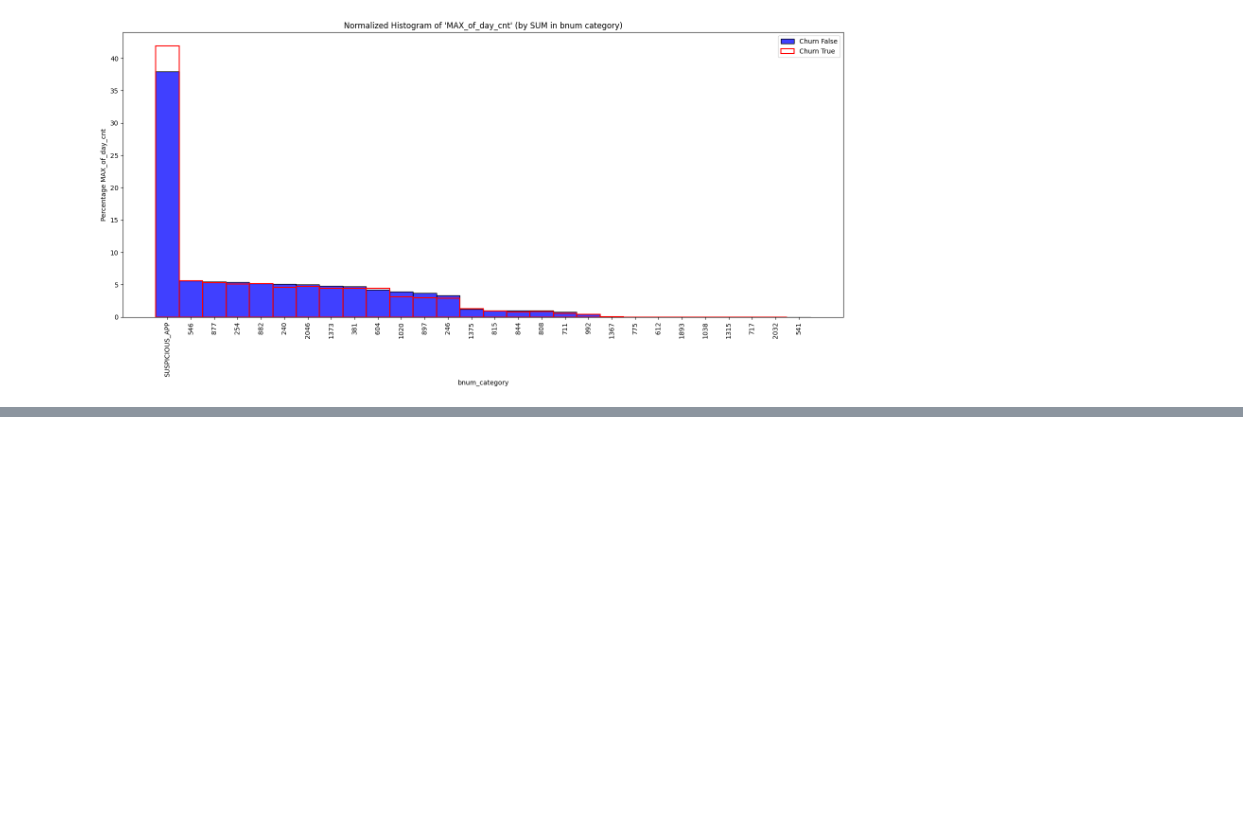
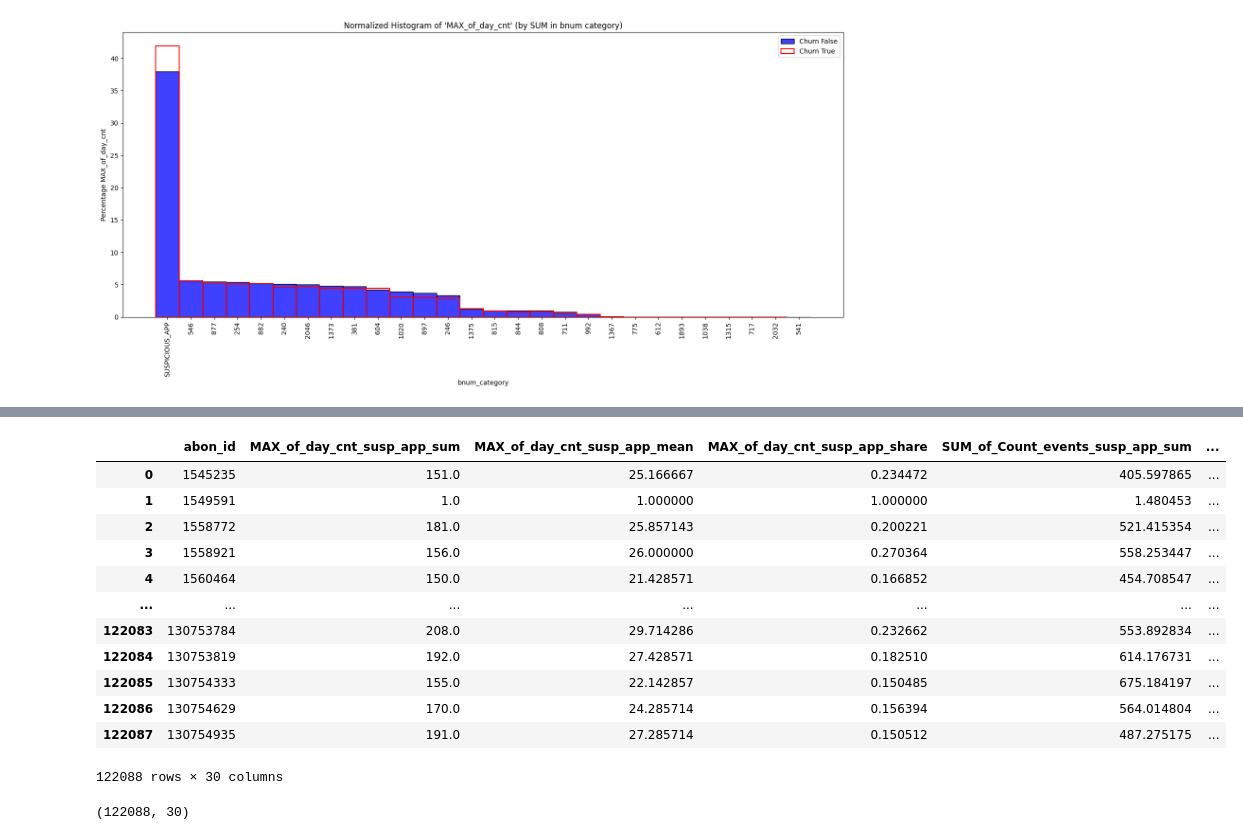
Before and after one commit to bezrukavyi/ML-churn-prediction, a Jupyter notebook: project_step_3.ipynb, the cells around one changed output, grey strips where cells are left out. Saved outputs shown, nothing was run; the diff lists cells and outputs as text; code cells hidden in the pictures; blank space fills up the shorter version.

```diff
--- a/project_step_3.ipynb
+++ b/project_step_3.ipynb
@@ -554,0 +926,28 @@ for feature in activ_columns:
+# %%
+# Initial build data
+df_train_dpi["target"] = 0
+abon_target = data_loader.df_train_fe[["target", "abon_id"]]
+df_train_dpi["target"] = df_train_dpi["abon_id"].map(abon_target.set_index("abon_id")["target"])
+df_train_dpi["target"].value_counts(normalize=True)
+df_train_dpi["target"] = df_train_dpi["target"].astype(int)
+
+# Suspicous app
+df_train_dpi.Application = df_train_dpi.Application.astype(str)
+
+# Replace Application with the following array
+
+MAX_of_day_cnt = ["258", "677", "598"]
+SUM_of_Count_events = ["690", "850", "677", "258", "589"]
+SUM_of_Duration_sec = ["850", "258", "716", "677"]
+SUM_of_Volume_kb = ["850", "258", "716"]
+
+for feature in activ_columns:
+    top_apps_by_churn[feature] += ["SUSPICIOUS_APP"]
+
+all_ids = list(set(MAX_of_day_cnt + SUM_of_Count_events + SUM_of_Duration_sec + SUM_of_Volume_kb))
+
+df_train_dpi["Application_groupped"] = df_train_dpi.Application.apply(
+    lambda x: "SUSPICIOUS_APP" if str(x) in all_ids else str(x)
+)
+
+df_train_dpi
@@ -554,0 +968,39 @@ for feature in activ_columns:
+# %%
+# Generate new features
+df_new = df_train_dpi.groupby("abon_id").apply(calculate_user_metrics_group).reset_index(drop=True)
+
+# Format abon_id
+df_new["abon_id"] = df_new["abon_id"].astype(int)
+
+# Assign target
+abon_target = data_loader.df_train_fe[["target", "abon_id"]]
+abon_target.set_index("abon_id", inplace=True)
+df_new["target"] = df_new["abon_id"].map(abon_target["target"])
+
+df_new
+# %% [output]
+|  | abon_id | MAX_of_day_cnt_susp_app_sum | MAX_of_day_cnt_susp_app_mean | MAX_of_day_cnt_susp_app_share | SUM_of_Count_events_susp_app_sum | ... |
+| 0 | 1545235 | 151.0 | 25.166667 | 0.234472 | 405.597865 | ... |
+| 1 | 1549591 | 1.0 | 1.000000 | 1.000000 | 1.480453 | ... |
+| 2 | 1558772 | 181.0 | 25.857143 | 0.200221 | 521.415354 | ... |
+| 3 | 1558921 | 156.0 | 26.000000 | 0.270364 | 558.253447 | ... |
+| 4 | 1560464 | 150.0 | 21.428571 | 0.166852 | 454.708547 | ... |
+| ... | ... | ... | ... | ... | ... | ... |
+| 122083 | 130753784 | 208.0 | 29.714286 | 0.232662 | 553.892834 | ... |
+| 122084 | 130753819 | 192.0 | 27.428571 | 0.182510 | 614.176731 | ... |
+| 122085 | 130754333 | 155.0 | 22.142857 | 0.150485 | 675.184197 | ... |
+| 122086 | 130754629 | 170.0 | 24.285714 | 0.156394 | 564.014804 | ... |
+| 122087 | 130754935 | 191.0 | 27.285714 | 0.150512 | 487.275175 | ... |
+122088 rows × 30 columns
+# %%
+import pickle
+
+with open("cache/project_step_3.pkl", "wb") as f:
+    pickle.dump(df_new, f)
+
+with open("cache/project_step_3.pkl", "rb") as f:
+    df_new_loaded = pickle.load(f)
+
+df_new_loaded.shape
+# %% [output]
+(122088, 30)
```
Also changed, not shown: parts of 7 cells of this notebook.
